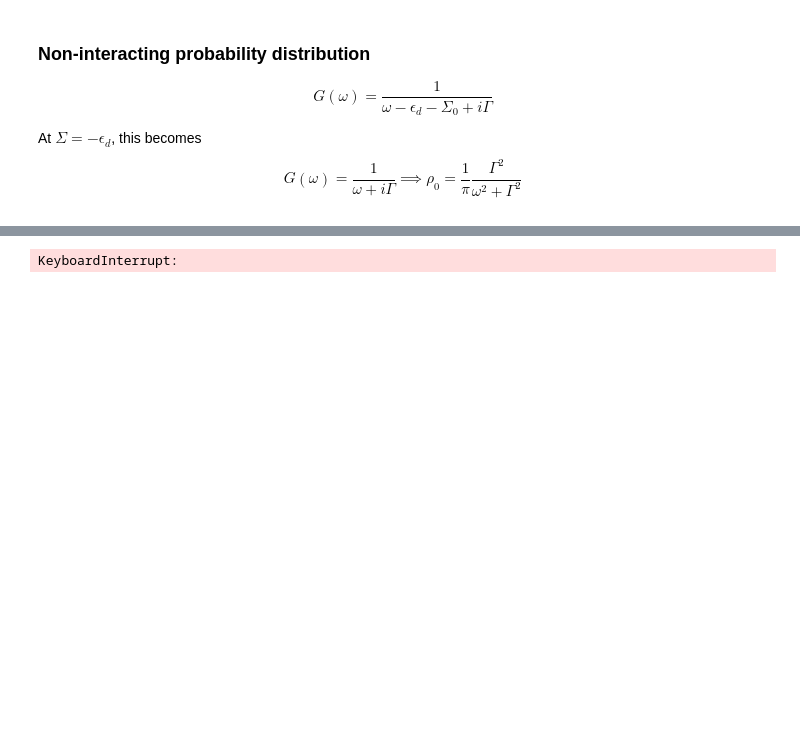
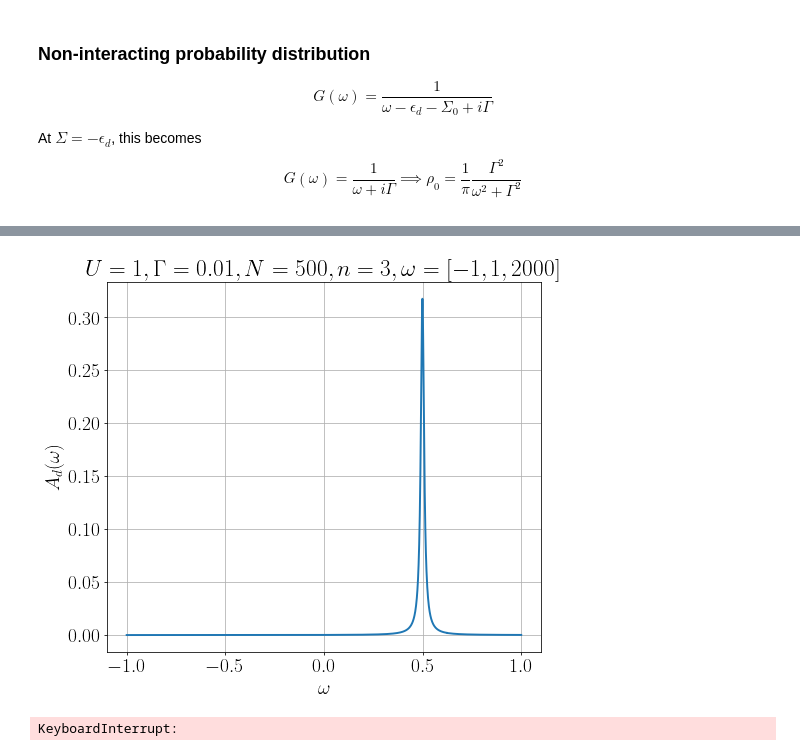
Before and after one commit to abhirup-m/Tiling-Embedded-Esiam, a Jupyter notebook: DED.ipynb, the cells around one changed output, grey strips where cells are left out. Drawn from its saved outputs; the diff is of its cells as text; code cells hidden in the pictures; blank space fills up the shorter version.

```diff
--- a/DED.ipynb
+++ b/DED.ipynb
@@ -30,7 +31,7 @@ $$
 # %%
 def get_H0_nu(w_range, gamma, sigma_0, ed, U, n):
 
-    def func(bnu, x):
+    def func_proxy(bnu, x):
         sum = 0
         for b in combinations(bnu, n-1):
             prod = 1
@@ -39,15 +40,24 @@ def get_H0_nu(w_range, gamma, sigma_0, ed, U, n):
             sum += prod
         return sum
 
+    def func(bnu, x):
+        sum = 0
+        for i in bnu:
+            sum += 1/(x - i)
+        return abs(sum)
+
+
     while True:
         try:
+            np.random.seed()
             rho = (1/np.pi)*gamma**2/(gamma**2 + (w_range - ed - sigma_0)**2)
             bnu = np.random.choice(w_range, size=n, replace=False, p=rho/sum(rho))
-            func_partial = partial(func, bnu)
-            Ek_nu = scipy.optimize.broyden1(func_partial, bnu, f_tol=1e-10)
-            break
+            func_partial = partial(func_proxy, bnu)
+            Ek_nu = scipy.optimize.broyden1(func_partial, bnu[:-1], f_tol=1e-10)
+            if len(np.unique(Ek_nu)) == n-1:
+                break
         except:
-            continue
+            pass
     Vk_nu = []
     for Ek in Ek_nu:
         Vk_nu.append(0)
@@ -113,45 +181,63 @@ def sigma_nu(w_range, Gnu, e0_nu, Vk_nu, Ek_nu, sigma_0):
     sigma_nu = G_nu_0_inv - 1/Gnu + sigma_0
     return sigma_nu
 # %%
-U = 0
+U = 1
 ed = -U/2
 sigma_0 = U/2   # this needs to be looked into
 w_edge = 1
-w_num = 500
+w_num = 2000
 w_range = np.linspace(-w_edge, w_edge, w_num)
-gamma = 0.1
-N = 1000
-n = 4
+gamma = 0.01
+N = 500
+n = 3
 sigma = w_range*0
+rho = w_range*0
+
+def diag(Ek_nu, Vk_nu, ed_nu, U_nu):
+    H = 0
+    H = get_ham(Ek_nu, Vk_nu, ed_nu, U_nu)
+#     H += kin_en(Ek_nu, Vk_nu, ed_nu, U_nu)
+#     H += imp_energy(Ek_nu, Vk_nu, ed_nu, U_nu)
+#     H += hyb(Ek_nu, Vk_nu, ed_nu, U_nu)
+    H = 0.5 * (H + H.dag())
+    E, X = H.eigenstates()
+    return E, X
+
 
 
 def sample(i):
+#     while True:
+    t1 = time()
     e0_nu, Ek_nu, Vk_nu, ed_nu, U_nu = get_H0_nu(w_range, gamma, sigma_0, ed, U, n)
-    H = 0
-    H += kin_en(Ek_nu, Vk_nu, ed_nu, U_nu)
-    H += imp_energy(Ek_nu, Vk_nu, ed_nu, U_nu)
-    H += hyb(Ek_nu, Vk_nu, ed_nu, U_nu)
-    H = 0.5 * (H + H.dag())
-    E, X = H.eigenstates()
-#     print ("N={}: Diagonalisation done.".format(i))
-    Gnu = G_nu(w_range, E, X)
+#     print ("1.",time() - t1)
+    t2 = time()
+    E, X = diag(Ek_nu, Vk_nu, ed_nu, U_nu)
+#     print ("2.",time() - t2)
+    t3 = time()
+    Gnu, flag = G_nu(w_range, E, X, Ek_nu, Vk_nu)
+#     print ("3.",time() - t3)
+    if flag == False:
+        return w_range*0
     sigmanu = sigma_nu(w_range, Gnu, e0_nu, Vk_nu, Ek_nu, sigma_0)/N
     return sigmanu
 
 
-sigmanu = list(tqdm(Pool(10).imap(sample, range(N)), total=N))
-sigma = sum(sigmanu)/len(sigmanu)
-rho = (1/np.pi)*gamma**2/(gamma**2 + (w_range - ed - sigma)**2)
-plt.plot(w_range, rho)
-plt.xlabel(r"$\omega$")
-plt.ylabel(r"$A_d(\omega)$")
-plt.title(r"$U={}, \Gamma = {}, N = {}, n = {}, \omega = [-{}, {}, {}]$".format(U, gamma, N, n, w_edge, w_edge,w_num))
-plt.savefig("A:U={}, \Gamma = {}, N = {}, n = {}, \omega = [-{}, {}, {}].pdf".format(U, gamma, N, n, w_edge, w_edge, w_num), bbox_inches='tight', dpi=600)
-plt.show()
-plt.plot(w_range, sigma)
-plt.xlabel(r"$\omega$")
-plt.ylabel(r"$\Sigma_d(\omega)$")
-plt.title(r"$U={}, \Gamma = {}, N = {}, n = {}, \omega = [-{}, {}, {}]$".format(U, gamma, N, n, w_edge, w_edge, w_num))
-plt.savefig("Sigma: U={}, \Gamma = {}, N = {}, n = {}, \omega = [-{}, {}, {}].pdf".format(U, gamma, N, n, w_edge, w_edge, w_num), bbox_inches='tight', dpi=600)
-plt.show()
+for i in range(5):
+    sigmanu = list(tqdm(Pool(4).imap(sample, range(N)), total=N))
+    print (i)
+    sigma += sum(sigmanu)/len(sigmanu)
+    rho += (1/np.pi)*gamma**2/(gamma**2 + (w_range - ed - sigma)**2)
+    print (w_range[np.argmax(rho)])
+    plt.plot(w_range, rho)
+    plt.xlabel(r"$\omega$")
+    plt.ylabel(r"$A_d(\omega)$")
+    plt.title(r"$U={}, \Gamma = {}, N = {}, n = {}, \omega = [-{}, {}, {}]$".format(U, gamma, N*(i+1), n, w_edge, w_edge,w_num))
+#     plt.savefig("A:U={}, \Gamma = {}, N = {}, n = {}, \omega = [-{}, {}, {}].pdf".format(U, gamma, N, n, w_edge, w_edge, w_num), bbox_inches='tight', dpi=600)
+    plt.show()
+#     plt.plot(w_range, sigma)
+#     plt.xlabel(r"$\omega$")
+#     plt.ylabel(r"$\Sigma_d(\omega)$")
+#     plt.title(r"$U={}, \Gamma = {}, N = {}, n = {}, \omega = [-{}, {}, {}]$".format(U, gamma, N, n, w_edge, w_edge, w_num))
+#     plt.savefig("Sigma: U={}, \Gamma = {}, N = {}, n = {}, \omega = [-{}, {}, {}].pdf".format(U, gamma, N, n, w_edge, w_edge, w_num), bbox_inches='tight', dpi=600)
+#     plt.show()
 # %% [output]
@@ -175 +246,2 @@ Traceback (most recent call last):
+[figure, added]
 KeyboardInterrupt:
```
Also changed, not shown: parts of 5 cells of this notebook.
